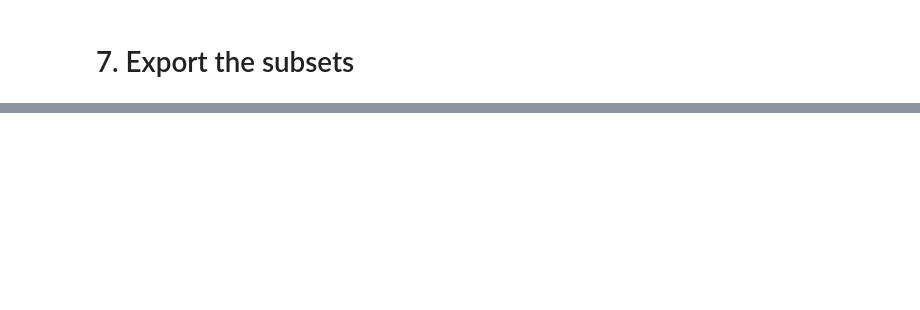
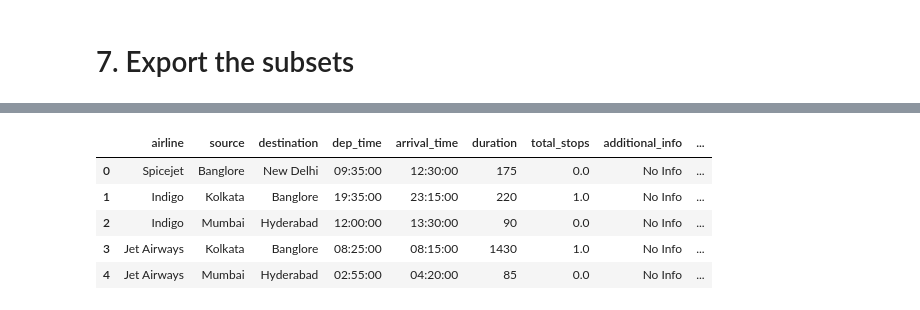
Before and after one commit to mursaleen-sengr/Flight-_price_prediction_using_AWSSagemaker, a Jupyter notebook: notebook/eda.ipynb, the cells around one changed output, grey strips where cells are left out. Drawn from its saved outputs; the diff is of its cells as text; code cells hidden in the pictures; blank space fills up the shorter version.

```diff
--- a/notebook/eda.ipynb
+++ b/notebook/eda.ipynb
@@ -248,0 +552,9 @@ dtype: object
+# %%
+export_data(X_test, y_test, "test")
+# %% [output]
+|  | airline | source | destination | dep_time | arrival_time | duration | total_stops | additional_info | ... |
+| 0 | Spicejet | Banglore | New Delhi | 09:35:00 | 12:30:00 | 175 | 0.0 | No Info | ... |
+| 1 | Indigo | Kolkata | Banglore | 19:35:00 | 23:15:00 | 220 | 1.0 | No Info | ... |
+| 2 | Indigo | Mumbai | Hyderabad | 12:00:00 | 13:30:00 | 90 | 0.0 | No Info | ... |
+| 3 | Jet Airways | Kolkata | Banglore | 08:25:00 | 08:15:00 | 1430 | 1.0 | No Info | ... |
+| 4 | Jet Airways | Mumbai | Hyderabad | 02:55:00 | 04:20:00 | 85 | 0.0 | No Info | ... |
```
Also changed, not shown: parts of 27 cells of this notebook, 3 other files.
